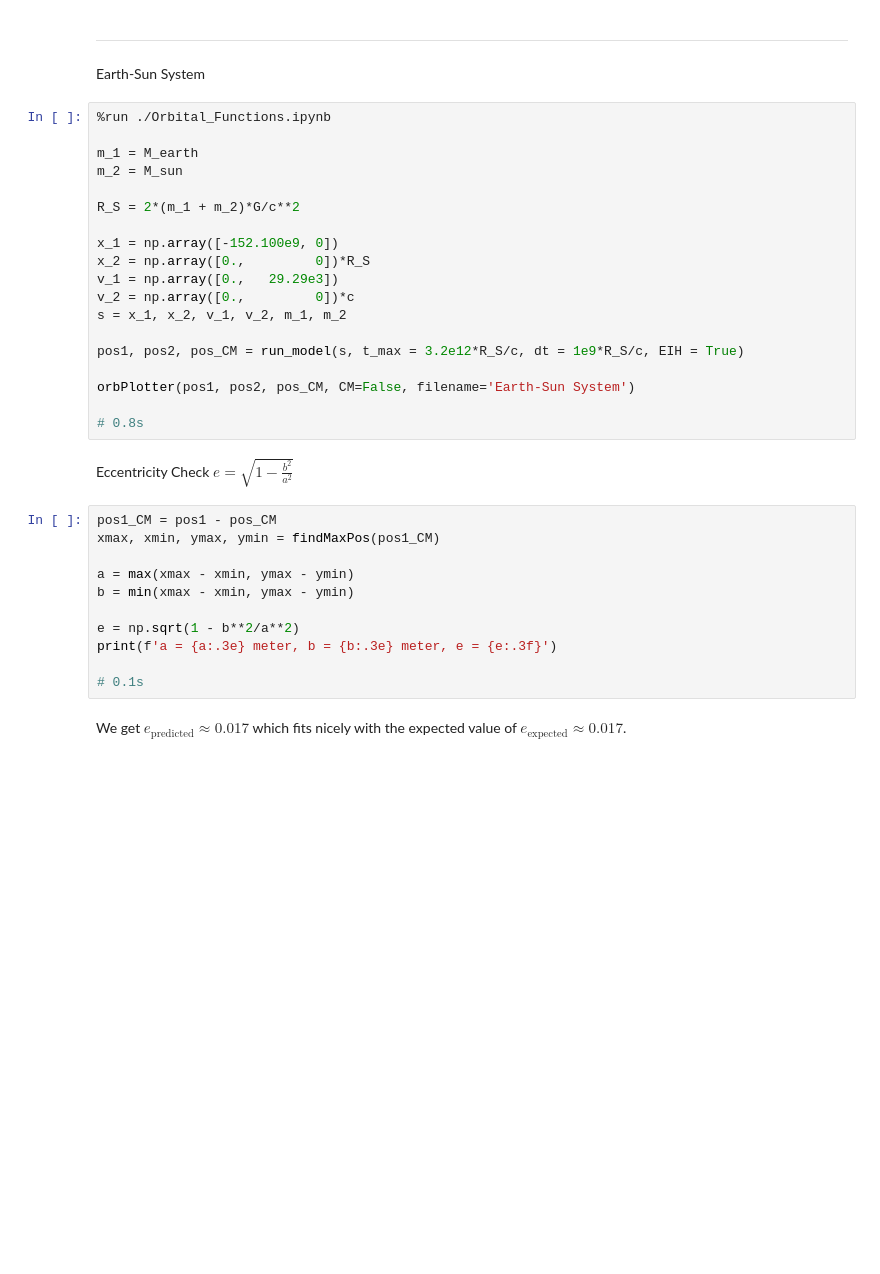
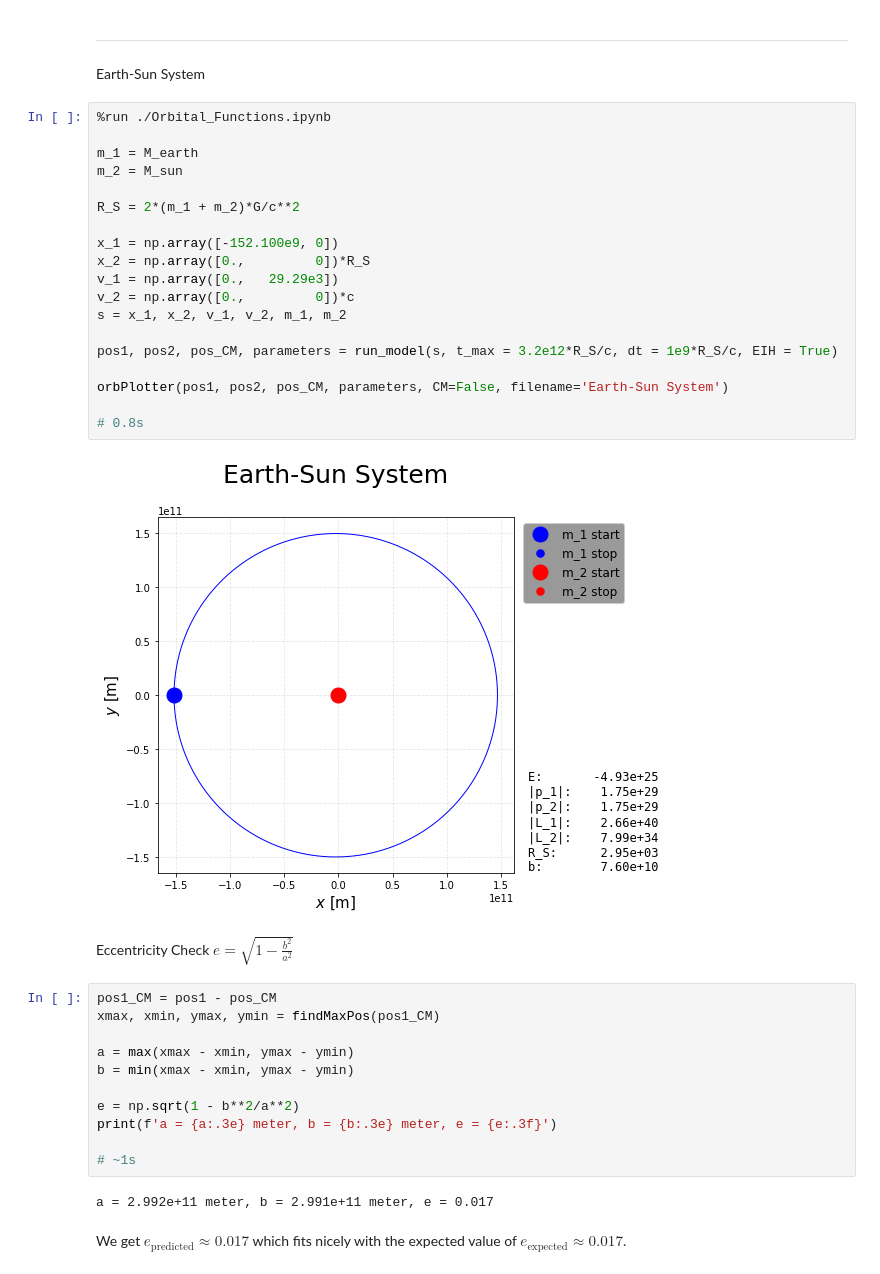
Before and after one commit to carlivas/Binary-Black-Hole-Orbitals, a Jupyter notebook: TWO BODY/(T) TWO BODY CASES.ipynb, the cells around one changed output. Saved outputs shown, nothing was run; the diff lists cells and outputs as text; blank space fills up the shorter version.

```diff
--- a/TWO BODY/(T) TWO BODY CASES.ipynb
+++ b/TWO BODY/(T) TWO BODY CASES.ipynb
@@ -48,22 +52,24 @@ Earth-Sun System
 # %%
 %run ./Orbital_Functions.ipynb
 
 m_1 = M_earth
 m_2 = M_sun
 
 R_S = 2*(m_1 + m_2)*G/c**2
 
 x_1 = np.array([-152.100e9, 0])
 x_2 = np.array([0.,         0])*R_S
 v_1 = np.array([0.,   29.29e3])
 v_2 = np.array([0.,         0])*c
 s = x_1, x_2, v_1, v_2, m_1, m_2
 
-pos1, pos2, pos_CM = run_model(s, t_max = 3.2e12*R_S/c, dt = 1e9*R_S/c, EIH = True)
+pos1, pos2, pos_CM, parameters = run_model(s, t_max = 3.2e12*R_S/c, dt = 1e9*R_S/c, EIH = True)
 
-orbPlotter(pos1, pos2, pos_CM, CM=False, filename='Earth-Sun System')
+orbPlotter(pos1, pos2, pos_CM, parameters, CM=False, filename='Earth-Sun System')
 
 # 0.8s
+# %% [output]
+[figure, added]
 # %% [markdown]
 Eccentricity Check $\displaystyle e = \sqrt{1 - \frac{b^2}{a^2}}$
 # %%
@@ -76,7 +82,9 @@ b = min(xmax - xmin, ymax - ymin)
 e = np.sqrt(1 - b**2/a**2)
 print(f'a = {a:.3e} meter, b = {b:.3e} meter, e = {e:.3f}')
 
-# 0.1s
+# ~1s
+# %% [output]
+a = 2.992e+11 meter, b = 2.991e+11 meter, e = 0.017
 # %% [markdown]
 We get $e_\mathrm{predicted} \approx 0.017$ which fits nicely with the expected value of $e_\mathrm{expected} \approx 0.017$.
 # %% [markdown]
```
Also changed, not shown: parts of 12 cells of this notebook, 3 other files.
